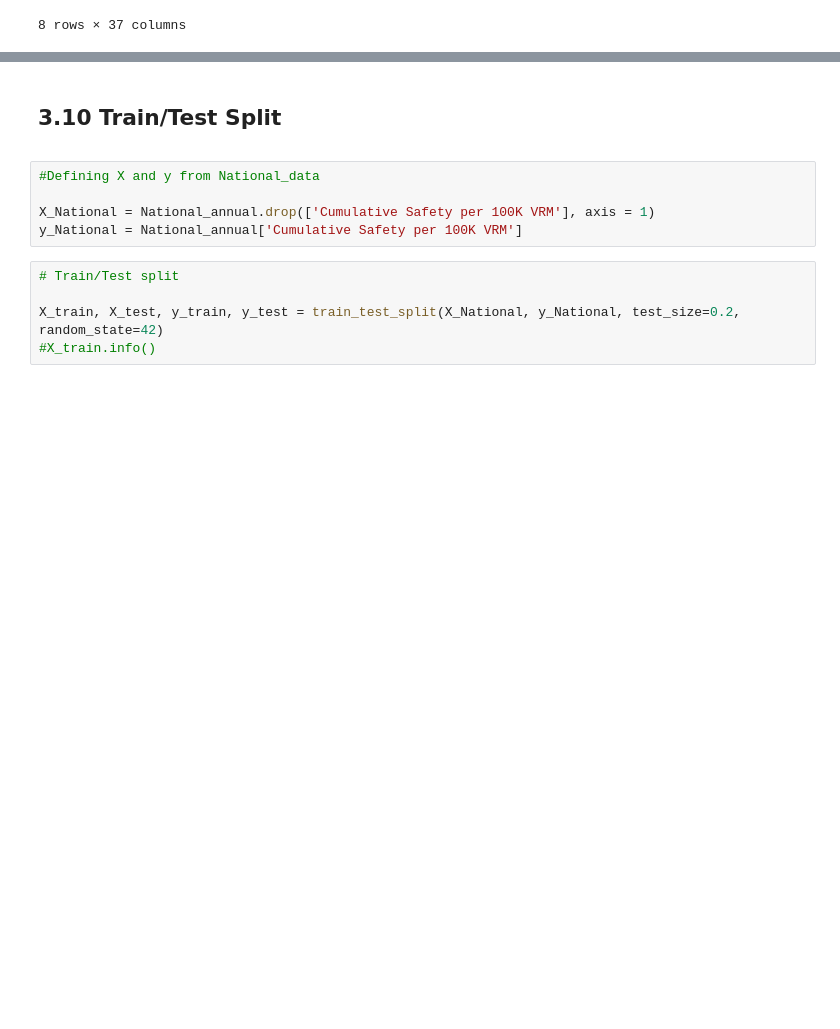
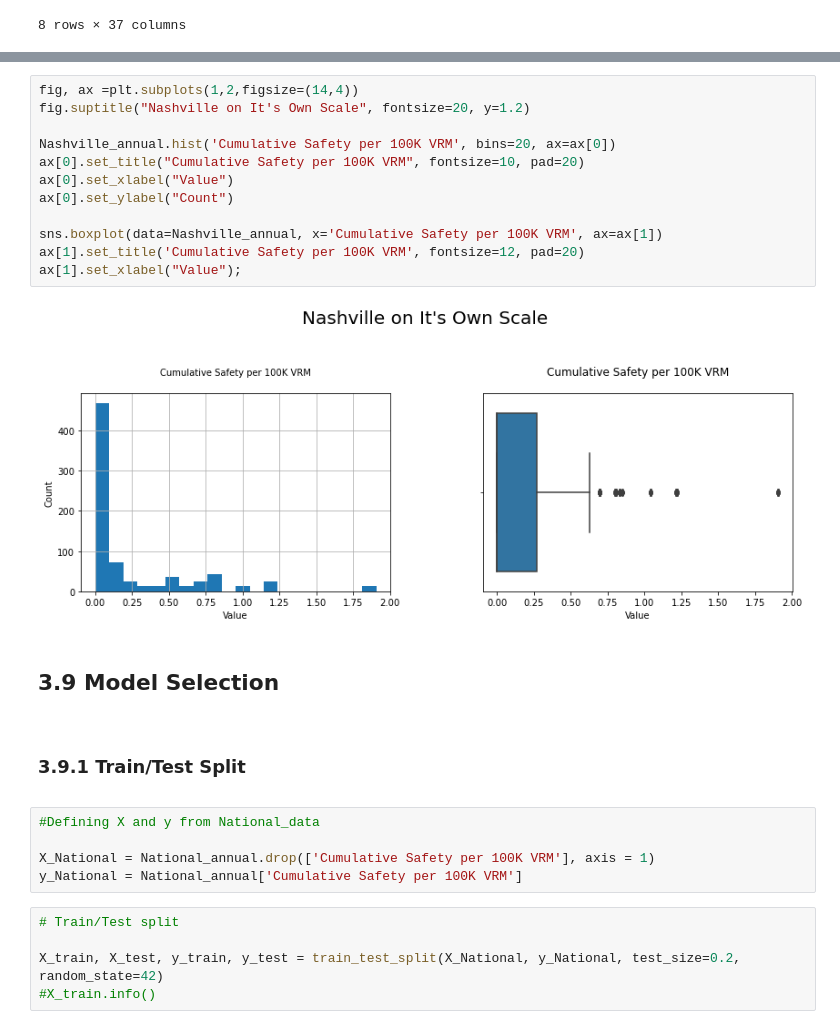
Before and after one commit to tamarahorne/Springboard, a Jupyter notebook: Capstone Project 2/notebooks/04_Preprocessing_and_Training.ipynb, the cells around one changed output, grey strips where cells are left out. Cells and saved outputs as stored; diff of their text form; blank space fills up the shorter version.

Commit message:
model evaluations complete

```diff
--- a/Capstone Project 2/notebooks/04_Preprocessing_and_Training.ipynb
+++ b/Capstone Project 2/notebooks/04_Preprocessing_and_Training.ipynb
@@ -630,6 +659,23 @@ sns.heatmap(Nashville_annual.corr(), annot=True, fmt='.2%')
+# %%
+fig, ax =plt.subplots(1,2,figsize=(14,4))
+fig.suptitle("Nashville on It's Own Scale", fontsize=20, y=1.2)
+
+Nashville_annual.hist('Cumulative Safety per 100K VRM', bins=20, ax=ax[0])
+ax[0].set_title("Cumulative Safety per 100K VRM", fontsize=10, pad=20)
+ax[0].set_xlabel("Value")
+ax[0].set_ylabel("Count")
+
+sns.boxplot(data=Nashville_annual, x='Cumulative Safety per 100K VRM', ax=ax[1])
+ax[1].set_title('Cumulative Safety per 100K VRM', fontsize=12, pad=20)
+ax[1].set_xlabel("Value");
+# %% [output]
+[figure, added]
+# %% [markdown]
+## 3.9 Model Selection
+<a id= '3.9_Model_Selection'></a>
 # %% [markdown]
-## 3.10 Train/Test Split
-<a id= 'Train_Test_Split'></a>
+### 3.9.1 Train/Test Split
+<a id= '3.9.1_Train_Test_Split'></a>
 # %%
 #Defining X and y from National_data
 
```
Also changed, not shown: parts of 114 cells of this notebook, 1 other file.
